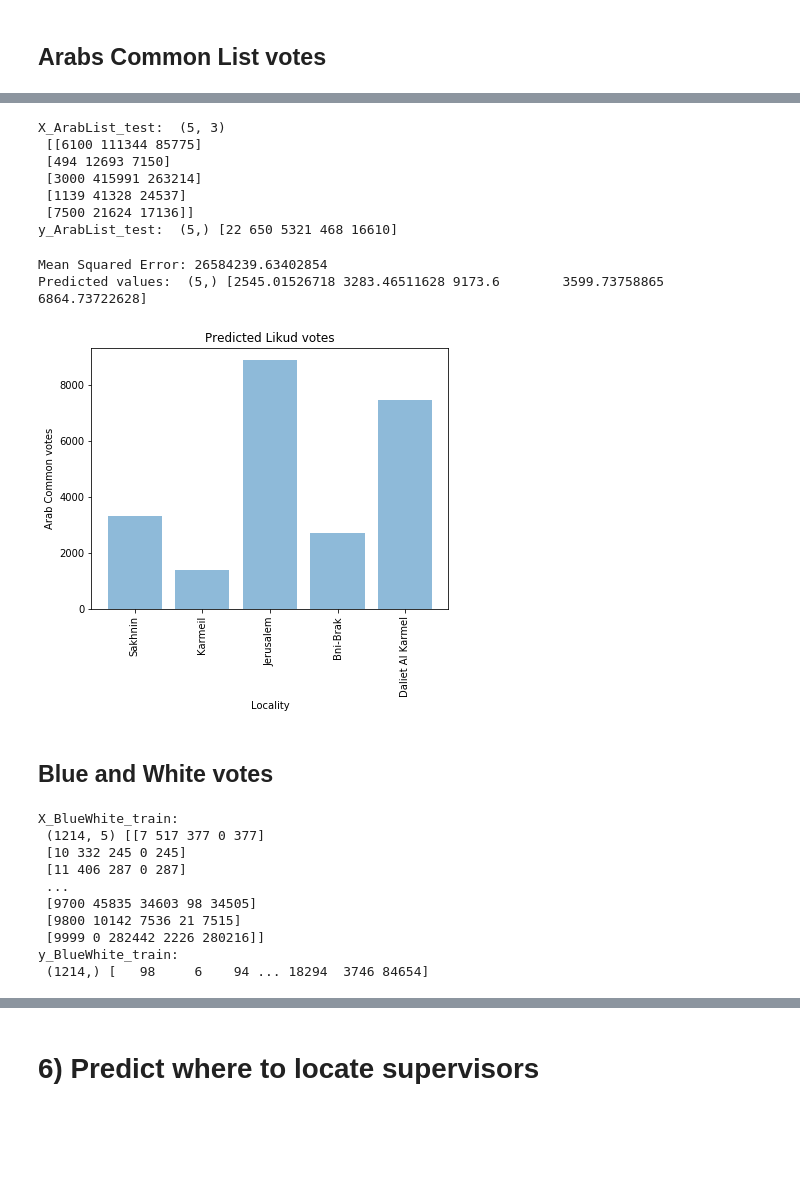
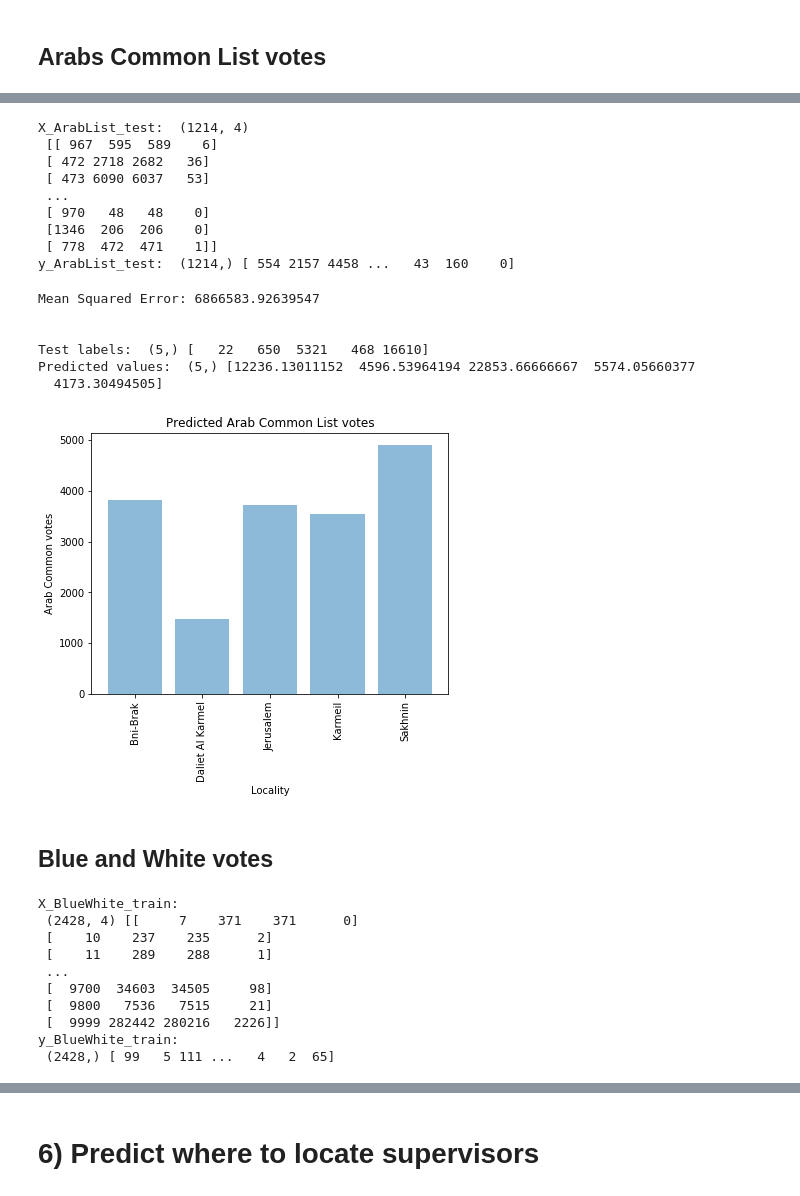
Before and after one commit to zbeedatm/machine_learning, a Jupyter notebook: HW2.ipynb, the cells around one changed output, grey strips where cells are left out. Cells and saved outputs as stored; diff of their text form; code cells hidden in the pictures; blank space fills up the shorter version.

```diff
--- a/HW2.ipynb
+++ b/HW2.ipynb
@@ -1281,0 +1350,3 @@ print(X_5_filtered.shape, X_5_filtered)
+# %%
+df_5_test = df_test_locality[["Locality Code", "Voters", "Qualified", "Disqualified", party2code["מחל"], party2code["ודעם"], party2code["פה"]]]
+df_5_test.head()
@@ -1422,8 +1498,10 @@ plt.show()
 # y_ArabList_train = X_train_polling[:, [13]] # Likud votes
 
 ## With localities only
-X_ArabList_train = X_train_locality[:, 2:5]
-y_ArabList_train = X_train_locality[:, 9] # Likud votes
+# X_ArabList_train = X_train_locality[:, 2:5]
+# y_ArabList_train = X_train_locality[:, 9] # Arab List votes
+X_ArabList_train = df_5_train.values[:, :4]
+y_ArabList_train = df_5_train.values[:, 5] # Arab List votes
 
 y_ArabList_train = y_ArabList_train.astype('int')
 
@@ -1465,8 +1543,8 @@ array([0.2118549 , 0.3934757 , 0.39466939])
 # y_ArabList_test = X_5_filtered[:, 13] # Likud votes
 
 ## Only localities - filtered by specific localities
-X_ArabList_test = X_5_filtered[:, 2:5]
-y_ArabList_test = X_5_filtered[:, 9] # Likud votes
+# X_ArabList_test = X_5_filtered[:, 2:5]
+# y_ArabList_test = X_5_filtered[:, 9] # Likud votes
 
 # X_ArabList_test = X_test_polling[:, 3:11]
 # y_ArabList_test = X_test_polling[:, [13]] # Likud votes
@@ -1474,59 +1552,78 @@ y_ArabList_test = X_5_filtered[:, 9] # Likud votes
 # X_ArabList_test = X_test_locality[:, 2:7]
 # y_ArabList_test = X_test_locality[:, 9] # Likud votes
 
+X_ArabList_test = df_5_test.values[:, :4]
+y_ArabList_test = df_5_test.values[:, 5] # Arab List votes
+
 print("X_ArabList_test: ",  X_ArabList_test.shape, "\n", X_ArabList_test)
 print("y_ArabList_test: ",  y_ArabList_test.shape, y_ArabList_test)
 # %% [output]
-X_ArabList_test:  (5, 3)
- [[6100 111344 85775]
- [494 12693 7150]
- [3000 415991 263214]
- [1139 41328 24537]
- [7500 21624 17136]]
-y_ArabList_test:  (5,) [22 650 5321 468 16610]
+X_ArabList_test:  (1214, 4)
+ [[ 967  595  589    6]
+ [ 472 2718 2682   36]
+ [ 473 6090 6037   53]
+ ...
+ [ 970   48   48    0]
+ [1346  206  206    0]
+ [ 778  472  471    1]]
+y_ArabList_test:  (1214,) [ 554 2157 4458 ...   43  160    0]
 # %%
 y_ArabList_pred=adb_ArabList.predict(X_ArabList_test)
 
 print('Mean Squared Error:', metrics.mean_squared_error(y_ArabList_test, y_ArabList_pred))
-print("Predicted values: ", y_ArabList_pred.shape, y_ArabList_pred)
+
+
+filtered_ArabList_pred = np.array(y_ArabList_pred)[df_c_5_filtered.index]
+filtered_ArabList_labels = np.array(y_ArabList_test)[df_c_5_filtered.index]
+
+print("\n")
+print("Test labels: ", filtered_ArabList_labels.shape, filtered_ArabList_labels)
+print("Predicted values: ", filtered_likud_pred.shape, filtered_likud_pred)
 # %% [output]
-Mean Squared Error: 26584239.63402854
-Predicted values:  (5,) [2545.01526718 3283.46511628 9173.6        3599.73758865 6864.73722628]
+Mean Squared Error: 6866583.92639547
+
+
+Test labels:  (5,) [   22   650  5321   468 16610]
+Predicted values:  (5,) [12236.13011152  4596.53964194 22853.66666667  5574.05660377
+  4173.30494505]
 # %%
 # plt.figure(1)
 # plt.figure(figsize=(6.4,4.8))
 # plt.scatter(y_ArabList_test, y_ArabList_pred, s=30, alpha=0.5)
 # plt.title('Predicted Arab Common List votes')
 # plt.xlabel('Test labels')
 # plt.ylabel('Predicted labels')
 # plt.show()
 
 # plt.figure(2)
 # plt.figure(figsize=(6.4,4.8))
 # plt.plot(X_ArabList_test[:, 0], y_ArabList_pred) #X_4_test_polling[:, 0]
 # plt.xlabel('Locality')
 # plt.ylabel('Likud votes')
 # plt.title('Predicted Arab Common List votes')
 # plt.show()
 
 plt.figure(figsize=(6.4,4.8))
 y_pos = np.arange(len(columns_5))
-plt.bar(y_pos, y_ArabList_pred, align='center', alpha=0.5)
+plt.bar(y_pos, filtered_ArabList_pred, align='center', alpha=0.5)
 plt.xticks(y_pos, columns_5, rotation='vertical')
 plt.xlabel('Locality')
 plt.ylabel('Arab Common votes')
-plt.title('Predicted Likud votes')
+plt.title('Predicted Arab Common List votes')
 plt.show()
 # %% [output]
-[figure, old version]
+[figure, new version]
 # %% [markdown]
 ## Blue and White votes
 # %%
 # X_BlueWhite_train = np.delete(X[:, 3:],[33],1) # Without BlueWhite data
 # y_BlueWhite_train = X[:, [33]] # BlueWhite votes
 
-X_BlueWhite_train = X_train_locality[:, 2:7]
-y_BlueWhite_train = X_train_locality[:, 29] # Likud votes
+# X_BlueWhite_train = X_train_locality[:, 2:7]
+# y_BlueWhite_train = X_train_locality[:, 29] # BlueWhite votes
+
+X_BlueWhite_train = df_5_train.values[:, :4]
+y_BlueWhite_train = df_5_train.values[:, 6] # BlueWhite votes
 
 y_BlueWhite_train = y_BlueWhite_train.astype('int')
 
@@ -1534,15 +1631,15 @@ print("X_BlueWhite_train: \n", X_BlueWhite_train.shape, X_BlueWhite_train)
 print("y_BlueWhite_train: \n", y_BlueWhite_train.shape, y_BlueWhite_train)
 # %% [output]
 X_BlueWhite_train:
- (1214, 5) [[7 517 377 0 377]
- [10 332 245 0 245]
- [11 406 287 0 287]
+ (2428, 4) [[     7    371    371      0]
+ [    10    237    235      2]
+ [    11    289    288      1]
  ...
- [9700 45835 34603 98 34505]
- [9800 10142 7536 21 7515]
- [9999 0 282442 2226 280216]]
+ [  9700  34603  34505     98]
+ [  9800   7536   7515     21]
+ [  9999 282442 280216   2226]]
 y_BlueWhite_train:
- (1214,) [   98     6    94 ... 18294  3746 84654]
+ (2428,) [ 99   5 111 ...   4   2  65]
 # %%
 gsADB3.fit(X_BlueWhite_train,y_BlueWhite_train)
 print("Best Parameters:\n", gsADB3.best_params_)
```
Also changed, not shown: parts of 54 cells of this notebook.
